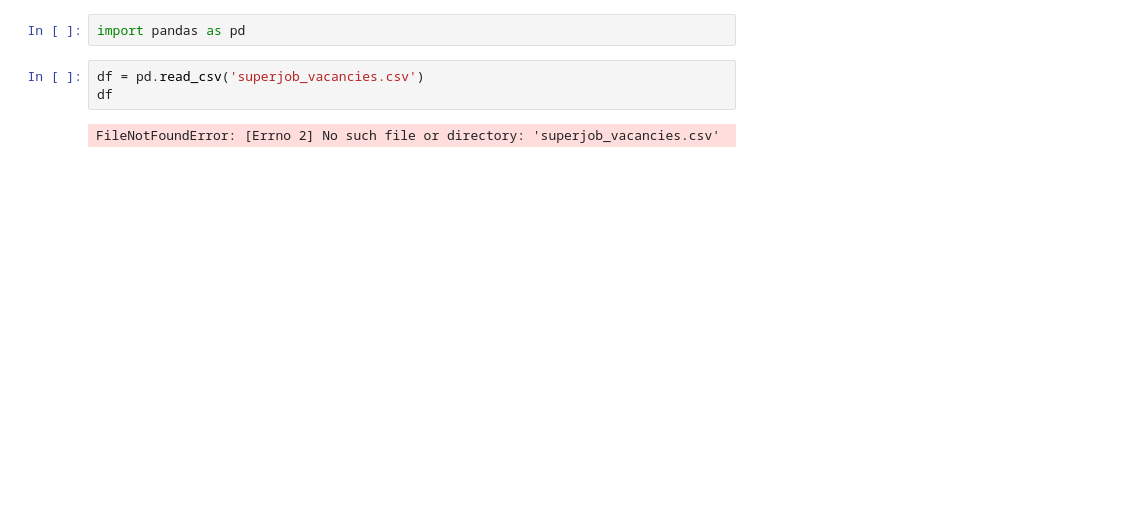
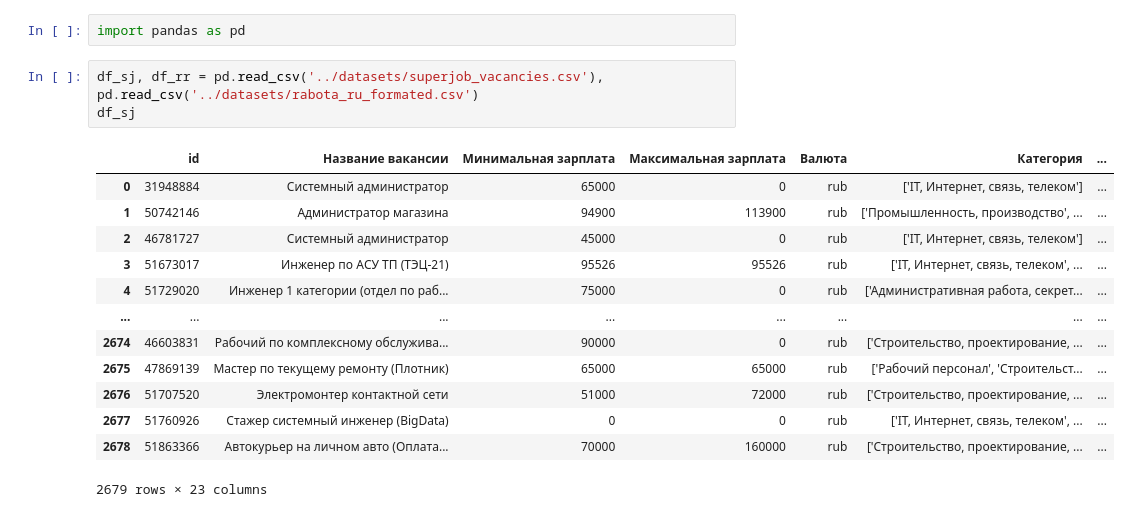
Before and after one commit to Dezurn/GP_2_Scraping_API, a Jupyter notebook: EDA & Analys/analys.ipynb, the cells around one changed output. Drawn from its saved outputs; the diff is of its cells as text; blank space fills up the shorter version.

```diff
--- a/EDA & Analys/analys.ipynb
+++ b/EDA & Analys/analys.ipynb
@@ -1,7 +1,19 @@
 # %%
 import pandas as pd
 # %%
-df = pd.read_csv('superjob_vacancies.csv')
-df
+df_sj, df_rr = pd.read_csv('../datasets/superjob_vacancies.csv'), pd.read_csv('../datasets/rabota_ru_formated.csv')
+df_sj
 # %% [output]
+|  | id | Название вакансии | Минимальная зарплата | Максимальная зарплата | Валюта | Категория | ... |
+| 0 | 31948884 | Системный администратор | 65000 | 0 | rub | ['IT, Интернет, связь, телеком'] | ... |
+| 1 | 50742146 | Администратор магазина | 94900 | 113900 | rub | ['Промышленность, производство', ... | ... |
+| 2 | 46781727 | Системный администратор | 45000 | 0 | rub | ['IT, Интернет, связь, телеком'] | ... |
+| 3 | 51673017 | Инженер по АСУ ТП (ТЭЦ-21) | 95526 | 95526 | rub | ['IT, Интернет, связь, телеком', ... | ... |
+| 4 | 51729020 | Инженер 1 категории (отдел по раб... | 75000 | 0 | rub | ['Административная работа, секрет... | ... |
+| ... | ... | ... | ... | ... | ... | ... | ... |
+| 2674 | 46603831 | Рабочий по комплексному обслужива... | 90000 | 0 | rub | ['Строительство, проектирование, ... | ... |
+| 2675 | 47869139 | Мастер по текущему ремонту (Плотник) | 65000 | 65000 | rub | ['Рабочий персонал', 'Строительст... | ... |
+| 2676 | 51707520 | Электромонтер контактной сети | 51000 | 72000 | rub | ['Строительство, проектирование, ... | ... |
+| 2677 | 51760926 | Стажер системный инженер (BigData) | 0 | 0 | rub | ['IT, Интернет, связь, телеком', ... | ... |
+| 2678 | 51863366 | Автокурьер на личном авто (Оплата... | 70000 | 160000 | rub | ['Строительство, проектирование, ... | ... |
-FileNotFoundError: [Errno 2] No such file or directory: 'superjob_vacancies.csv'
+2679 rows × 23 columns
```
Also changed, not shown: parts of 1 cell of this notebook, 5 other files.
